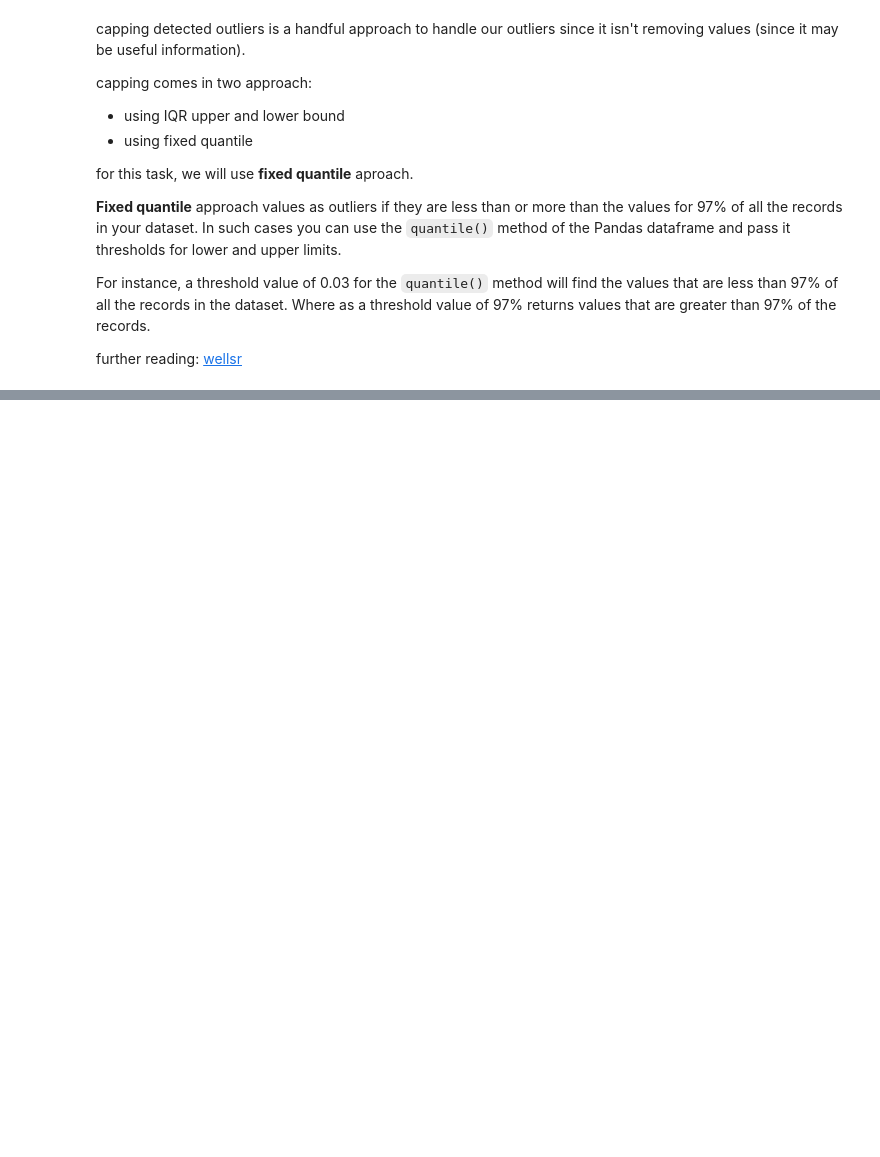
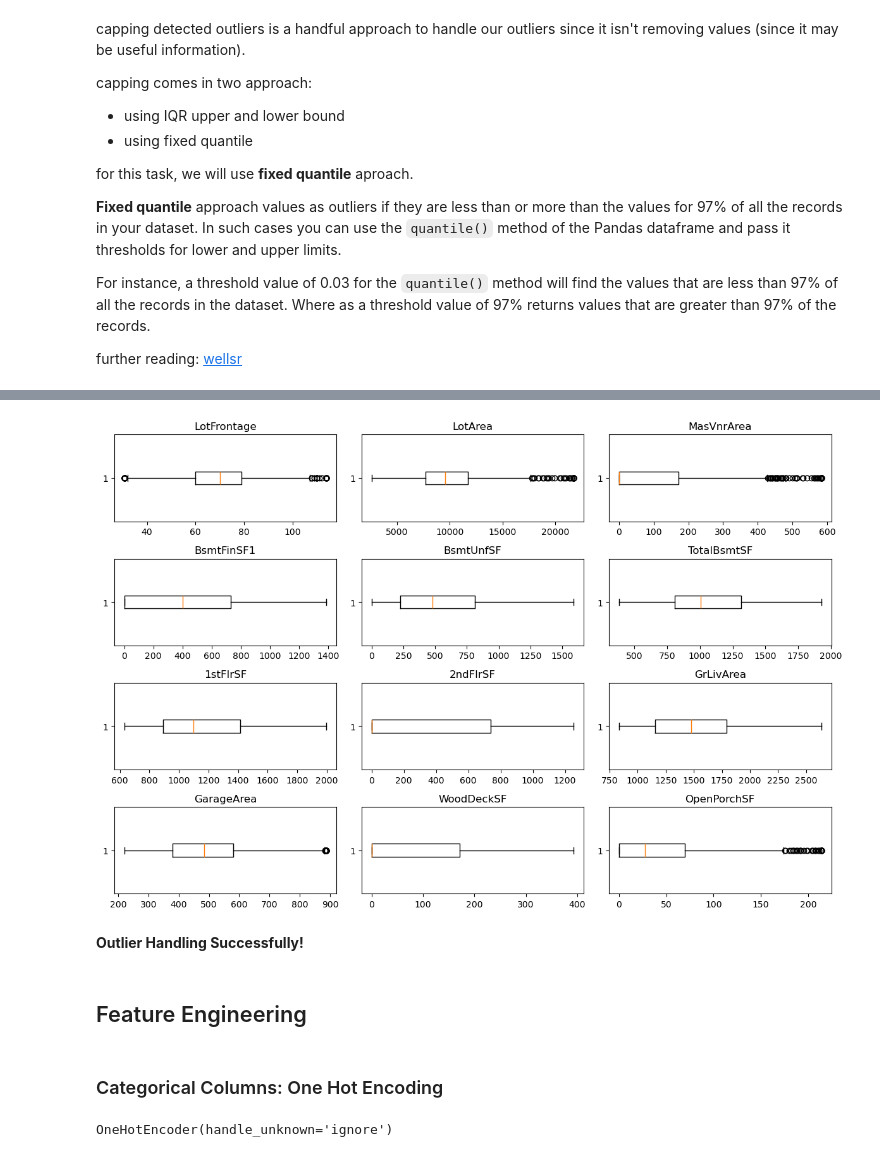
Before and after one commit to aryabaguss/House-Price-Data-Cleaning, a Jupyter notebook: House_Price_Cleaning.ipynb, the cells around one changed output, grey strips where cells are left out. Saved outputs shown, nothing was run; the diff lists cells and outputs as text; code cells hidden in the pictures; blank space fills up the shorter version.

```diff
--- a/House_Price_Cleaning.ipynb
+++ b/House_Price_Cleaning.ipynb
@@ -591,0 +592,37 @@ Upper Limit : 213.4761000000001
+# %%
+# create subplots with 4x3 grids and size 12x30
+fig, ax = plt.subplots(4, 3, figsize=(12,8))
+
+# counter to select outlier_columns
+cnt = 0
+
+# loop through the grids
+for i in range(4):
+
+    if cnt >= 12:
+            break
+
+    for j in range(3):
+
+        if cnt >= 12:
+            break
+
+        # we use boxplot from pyplot
+        ax[i, j].boxplot(house_price_capped[outlier_columns[cnt]], vert=False)
+        ax[i, j].set_title(str(outlier_columns[cnt]), fontdict={'fontsize':12})
+
+        # increment counter
+        cnt = cnt+1
+
+# make sure layout is not overlapping
+fig.tight_layout()
+# show the graphs
+fig.show()
+# %% [output]
+[figure, added]
+# %% [markdown]
+**Outlier Handling Successfully!**
+# %% [markdown]
+## Feature Engineering
+# %% [markdown]
+### Categorical Columns: One Hot Encoding
@@ -591,0 +632,8 @@ Upper Limit : 213.4761000000001
+# %%
+# copy dataset
+house_price_ohe = copy.deepcopy(house_price_capped)
+
+# fit the OHE to categorical columns
+ohe.fit(house_price_ohe[obj_columns])
+# %% [output]
+OneHotEncoder(handle_unknown='ignore')
```
Also changed, not shown: parts of 27 cells of this notebook.
